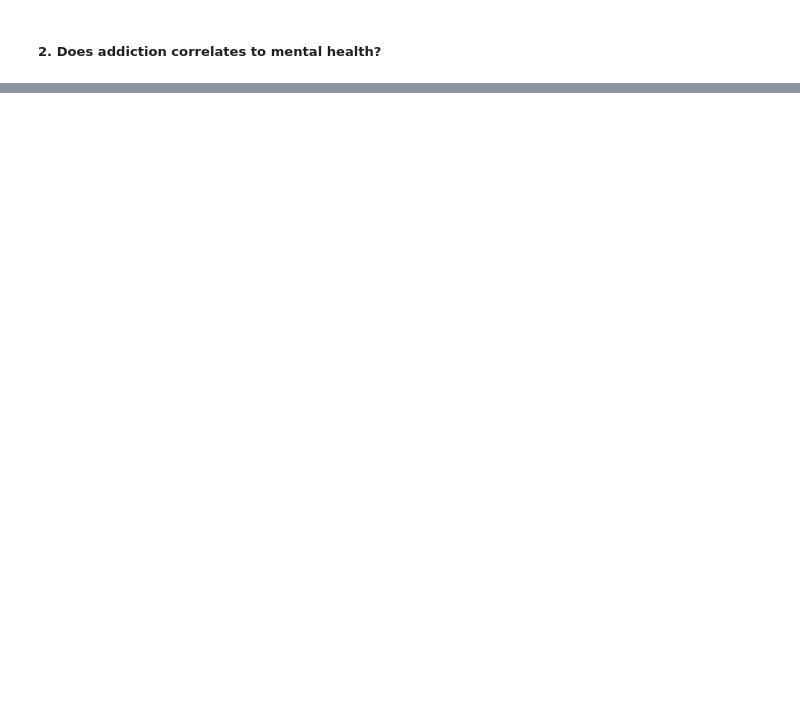
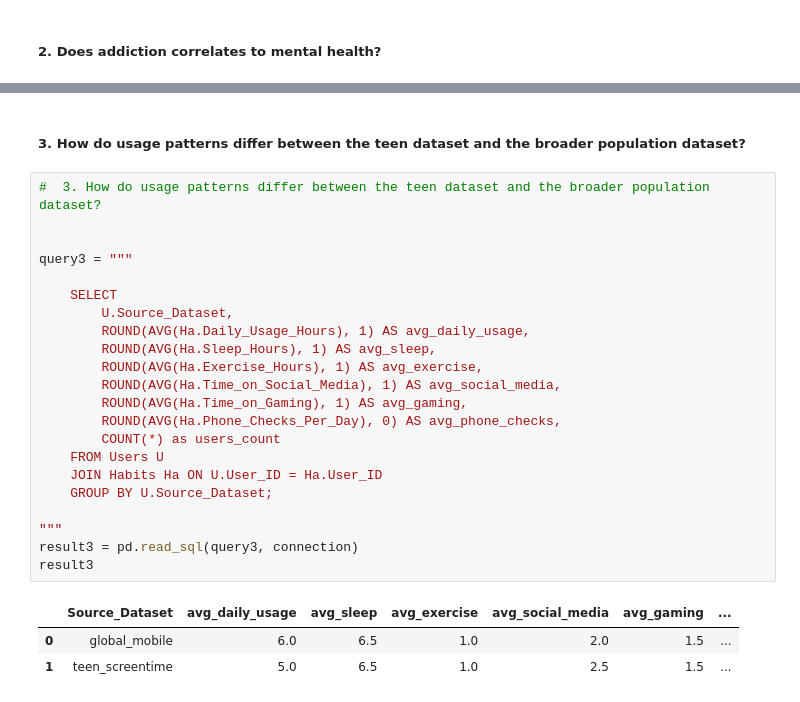
Before and after one commit to shivahari04/smartphone_addiction_analysis, a Jupyter notebook: Notebook/combined_analysis.ipynb, the cells around one changed output, grey strips where cells are left out. Cells and saved outputs as stored; diff of their text form; blank space fills up the shorter version.

```diff
--- a/Notebook/combined_analysis.ipynb
+++ b/Notebook/combined_analysis.ipynb
@@ -234,0 +263,28 @@ result1
+# %% [markdown]
+##### 3. How do usage patterns differ between the teen dataset and the broader population dataset?
+# %%
+#  3. How do usage patterns differ between the teen dataset and the broader population dataset?
+
+
+query3 = """
+
+    SELECT
+        U.Source_Dataset,
+        ROUND(AVG(Ha.Daily_Usage_Hours), 1) AS avg_daily_usage,
+        ROUND(AVG(Ha.Sleep_Hours), 1) AS avg_sleep,
+        ROUND(AVG(Ha.Exercise_Hours), 1) AS avg_exercise,
+        ROUND(AVG(Ha.Time_on_Social_Media), 1) AS avg_social_media,
+        ROUND(AVG(Ha.Time_on_Gaming), 1) AS avg_gaming,
+        ROUND(AVG(Ha.Phone_Checks_Per_Day), 0) AS avg_phone_checks,
+        COUNT(*) as users_count
+    FROM Users U
+    JOIN Habits Ha ON U.User_ID = Ha.User_ID
+    GROUP BY U.Source_Dataset;
+
+"""
+result3 = pd.read_sql(query3, connection)
+result3
+# %% [output]
+|  | Source_Dataset | avg_daily_usage | avg_sleep | avg_exercise | avg_social_media | avg_gaming | ... |
+| 0 | global_mobile | 6.0 | 6.5 | 1.0 | 2.0 | 1.5 | ... |
+| 1 | teen_screentime | 5.0 | 6.5 | 1.0 | 2.5 | 1.5 | ... |
```
Also changed, not shown: parts of 9 cells of this notebook, 1 other file.
